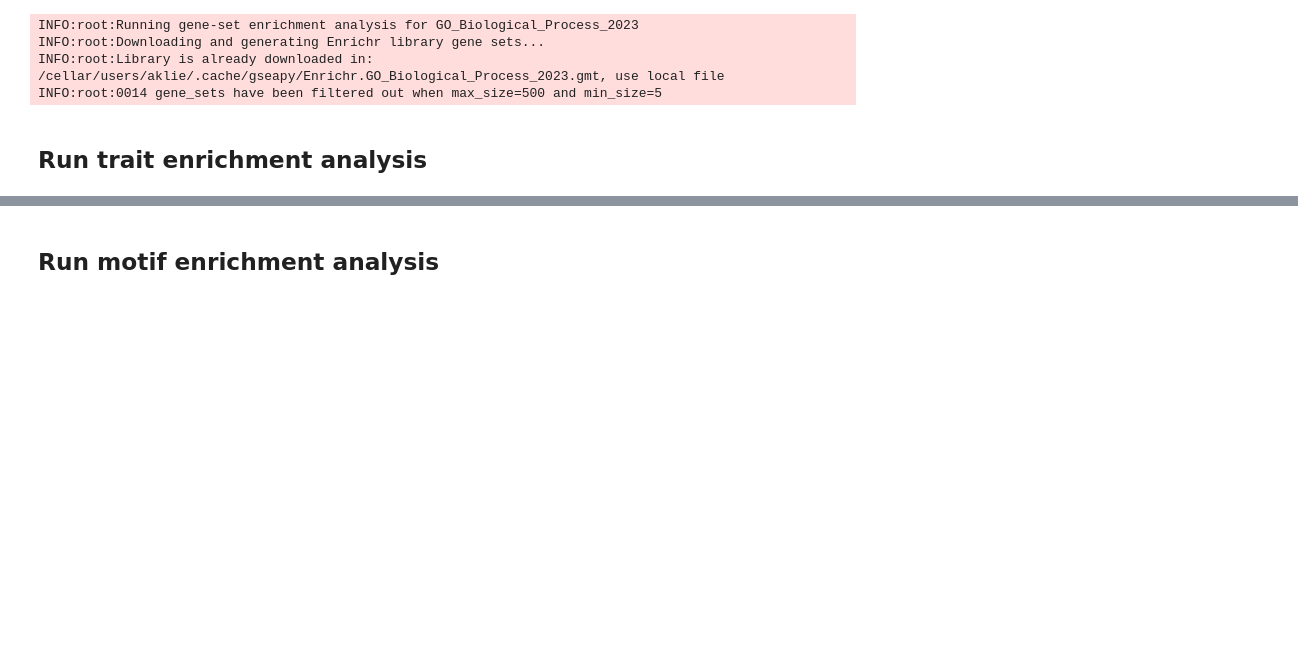
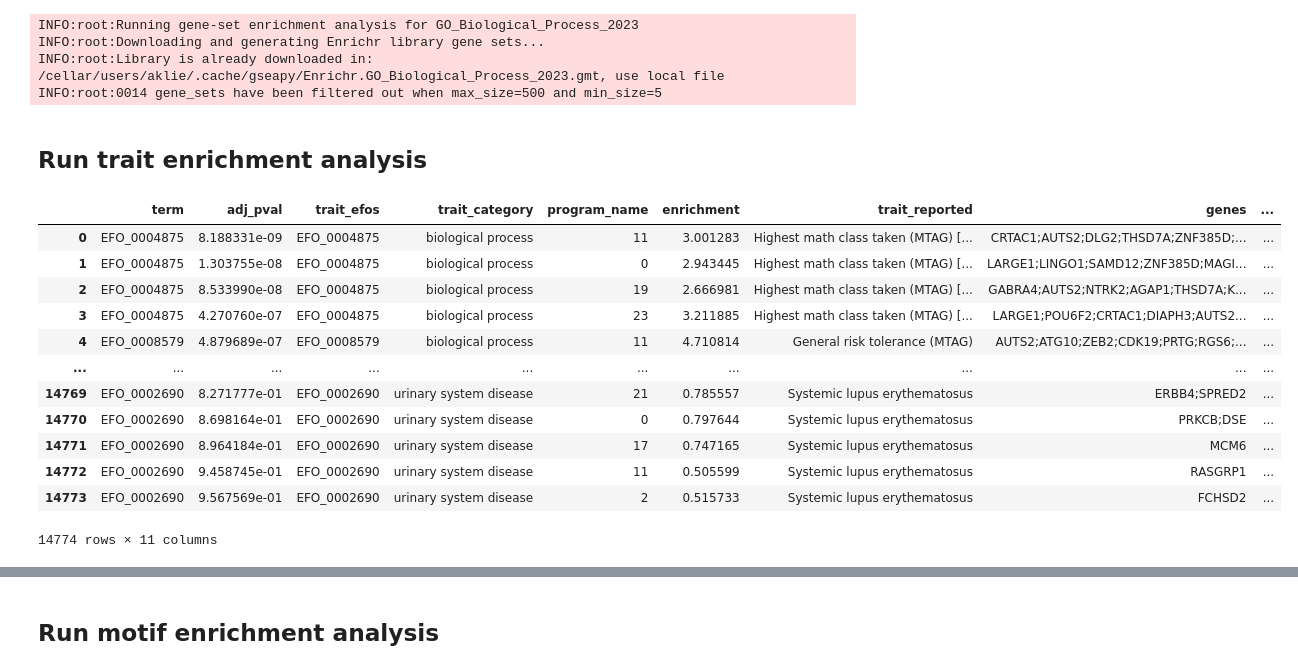
Before and after one commit to EngreitzLab/gene_network_evaluation, a Jupyter notebook: examples/evaluation/evaluation_pipeline.ipynb, the cells around one changed output, grey strips where cells are left out. Saved outputs shown, nothing was run; the diff lists cells and outputs as text; code cells hidden in the pictures; blank space fills up the shorter version.

```diff
--- a/examples/evaluation/evaluation_pipeline.ipynb
+++ b/examples/evaluation/evaluation_pipeline.ipynb
@@ -204,3 +207,19 @@ data = process_enrichment_data(
     annotation_cols=trait_enrichment_config["annotation_cols"],
 )
 data.to_csv(os.path.join(path_out, f"{prog_key}_{trait_enrichment_config['library']}_{trait_enrichment_config['method']}_trait_enrichment.txt"), sep='\t', index=False)
+# %%
+data
+# %% [output]
+|  | term | adj_pval | trait_efos | trait_category | program_name | enrichment | trait_reported | genes | ... |
+| 0 | EFO_0004875 | 8.188331e-09 | EFO_0004875 | biological process | 11 | 3.001283 | Highest math class taken (MTAG) [... | CRTAC1;AUTS2;DLG2;THSD7A;ZNF385D;... | ... |
+| 1 | EFO_0004875 | 1.303755e-08 | EFO_0004875 | biological process | 0 | 2.943445 | Highest math class taken (MTAG) [... | LARGE1;LINGO1;SAMD12;ZNF385D;MAGI... | ... |
+| 2 | EFO_0004875 | 8.533990e-08 | EFO_0004875 | biological process | 19 | 2.666981 | Highest math class taken (MTAG) [... | GABRA4;AUTS2;NTRK2;AGAP1;THSD7A;K... | ... |
+| 3 | EFO_0004875 | 4.270760e-07 | EFO_0004875 | biological process | 23 | 3.211885 | Highest math class taken (MTAG) [... | LARGE1;POU6F2;CRTAC1;DIAPH3;AUTS2... | ... |
+| 4 | EFO_0008579 | 4.879689e-07 | EFO_0008579 | biological process | 11 | 4.710814 | General risk tolerance (MTAG) | AUTS2;ATG10;ZEB2;CDK19;PRTG;RGS6;... | ... |
+| ... | ... | ... | ... | ... | ... | ... | ... | ... | ... |
+| 14769 | EFO_0002690 | 8.271777e-01 | EFO_0002690 | urinary system disease | 21 | 0.785557 | Systemic lupus erythematosus | ERBB4;SPRED2 | ... |
+| 14770 | EFO_0002690 | 8.698164e-01 | EFO_0002690 | urinary system disease | 0 | 0.797644 | Systemic lupus erythematosus | PRKCB;DSE | ... |
+| 14771 | EFO_0002690 | 8.964184e-01 | EFO_0002690 | urinary system disease | 17 | 0.747165 | Systemic lupus erythematosus | MCM6 | ... |
+| 14772 | EFO_0002690 | 9.458745e-01 | EFO_0002690 | urinary system disease | 11 | 0.505599 | Systemic lupus erythematosus | RASGRP1 | ... |
+| 14773 | EFO_0002690 | 9.567569e-01 | EFO_0002690 | urinary system disease | 2 | 0.515733 | Systemic lupus erythematosus | FCHSD2 | ... |
+14774 rows × 11 columns
```
Also changed, not shown: parts of 2 cells of this notebook, 5 other files.
